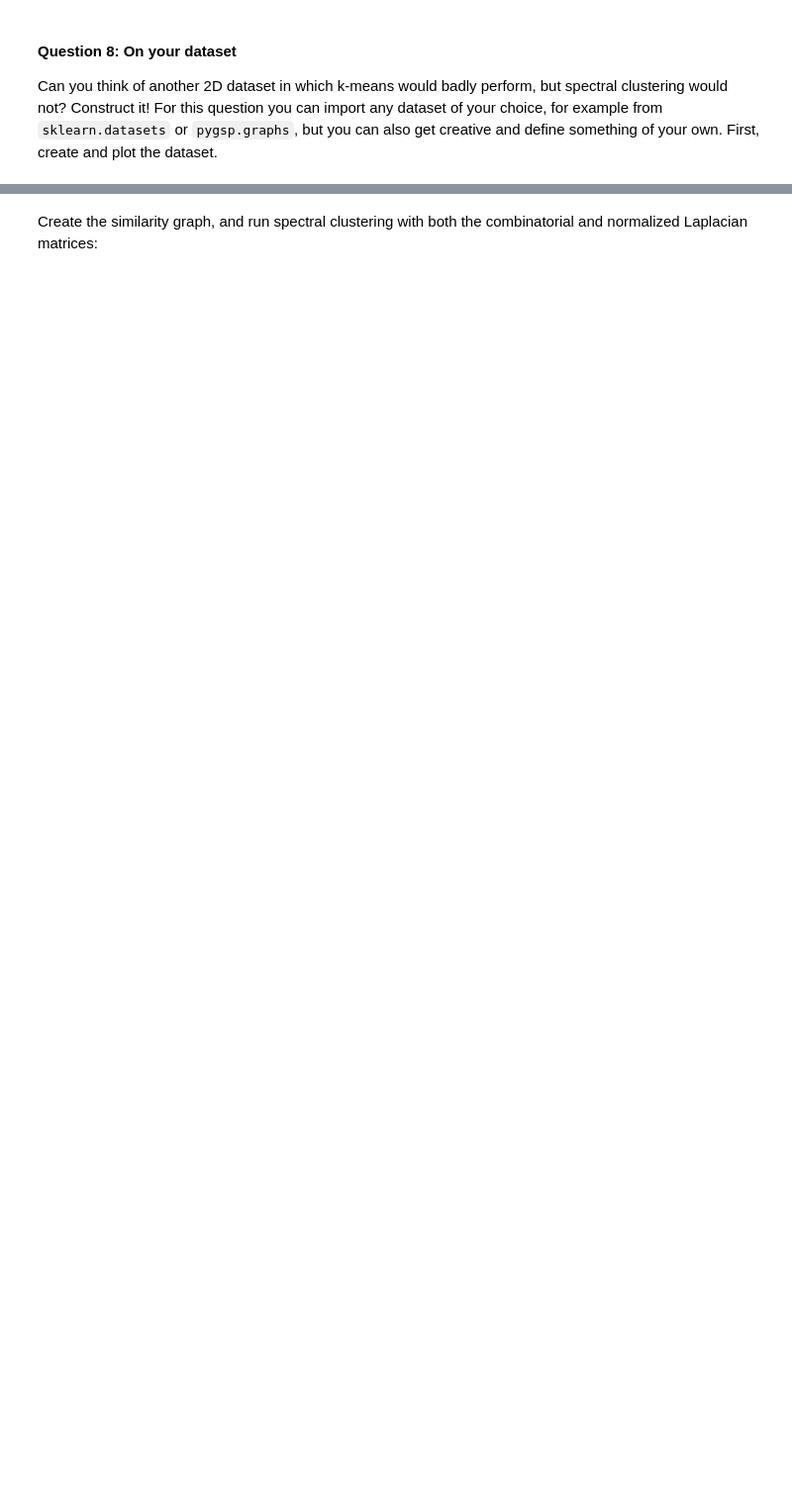
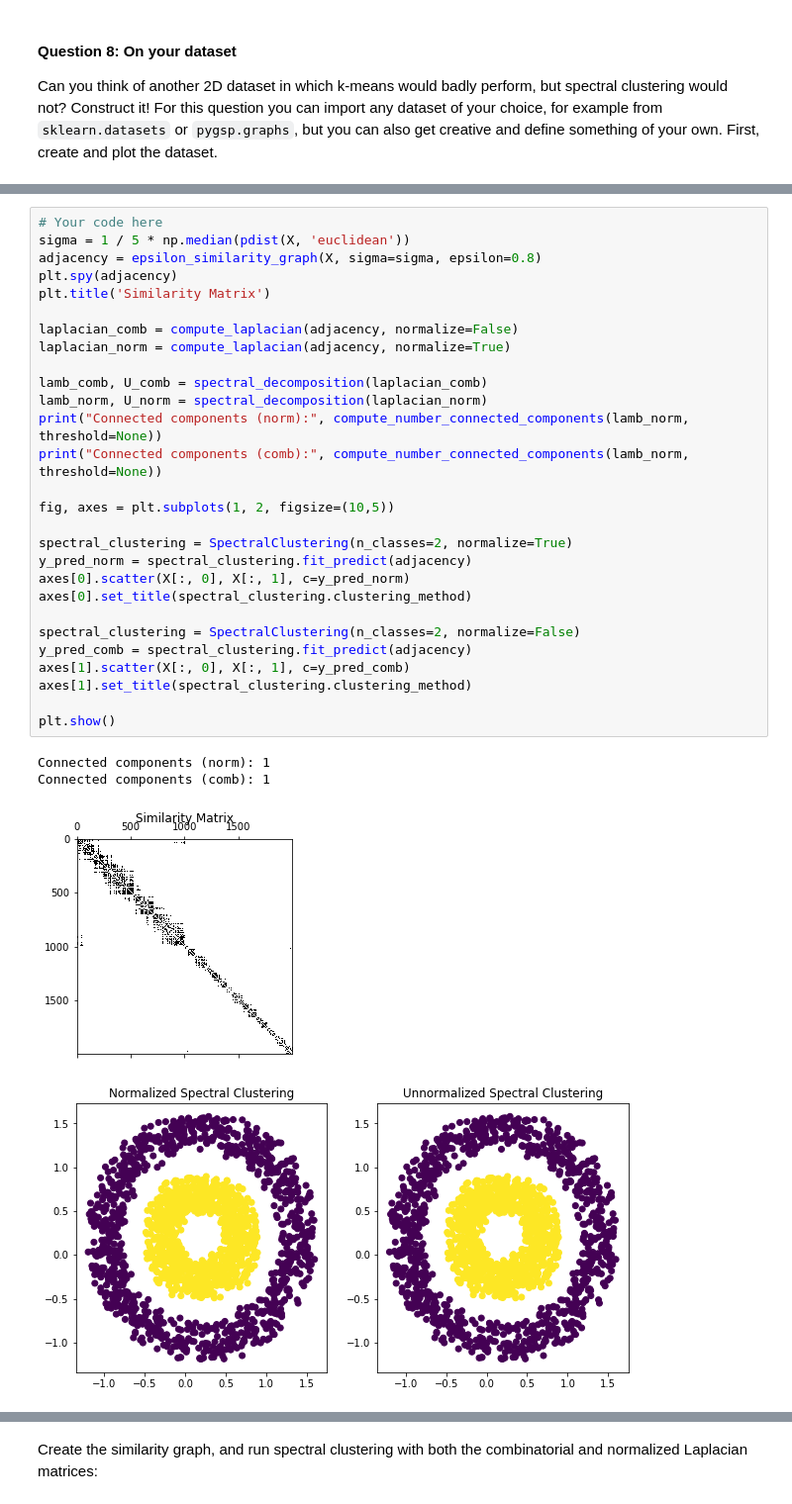
Before and after one commit to TheUser0571/NTDS_2019, a Jupyter notebook: assignments/2_learning_with_graphs_kay.ipynb, the cells around one changed output, grey strips where cells are left out. Shown at 99% size. Drawn from its saved outputs; the diff is of its cells as text; blank space fills up the shorter version.

```diff
--- a/assignments/2_learning_with_graphs_kay.ipynb
+++ b/assignments/2_learning_with_graphs_kay.ipynb
@@ -264,3 +293,36 @@ For this question you can import any dataset of your choice, for example from `s
+# %%
+# Your code here
+sigma = 1 / 5 * np.median(pdist(X, 'euclidean'))
+adjacency = epsilon_similarity_graph(X, sigma=sigma, epsilon=0.8)
+plt.spy(adjacency)
+plt.title('Similarity Matrix')
+
+laplacian_comb = compute_laplacian(adjacency, normalize=False)
+laplacian_norm = compute_laplacian(adjacency, normalize=True)
+
+lamb_comb, U_comb = spectral_decomposition(laplacian_comb)
+lamb_norm, U_norm = spectral_decomposition(laplacian_norm)
+print("Connected components (norm):", compute_number_connected_components(lamb_norm, threshold=None))
+print("Connected components (comb):", compute_number_connected_components(lamb_norm, threshold=None))
+
+fig, axes = plt.subplots(1, 2, figsize=(10,5))
+
+spectral_clustering = SpectralClustering(n_classes=2, normalize=True)
+y_pred_norm = spectral_clustering.fit_predict(adjacency)
+axes[0].scatter(X[:, 0], X[:, 1], c=y_pred_norm)
+axes[0].set_title(spectral_clustering.clustering_method)
+
+spectral_clustering = SpectralClustering(n_classes=2, normalize=False)
+y_pred_comb = spectral_clustering.fit_predict(adjacency)
+axes[1].scatter(X[:, 0], X[:, 1], c=y_pred_comb)
+axes[1].set_title(spectral_clustering.clustering_method)
+
+plt.show()
+# %% [output]
+Connected components (norm): 1
+Connected components (comb): 1
+[figure, added]
+[figure, added]
 # %%
 G = np.genfromtxt('data/spiral_graph.csv', delimiter=',')
 X = G[1:,:2]
```
Also changed, not shown: parts of 24 cells of this notebook.
